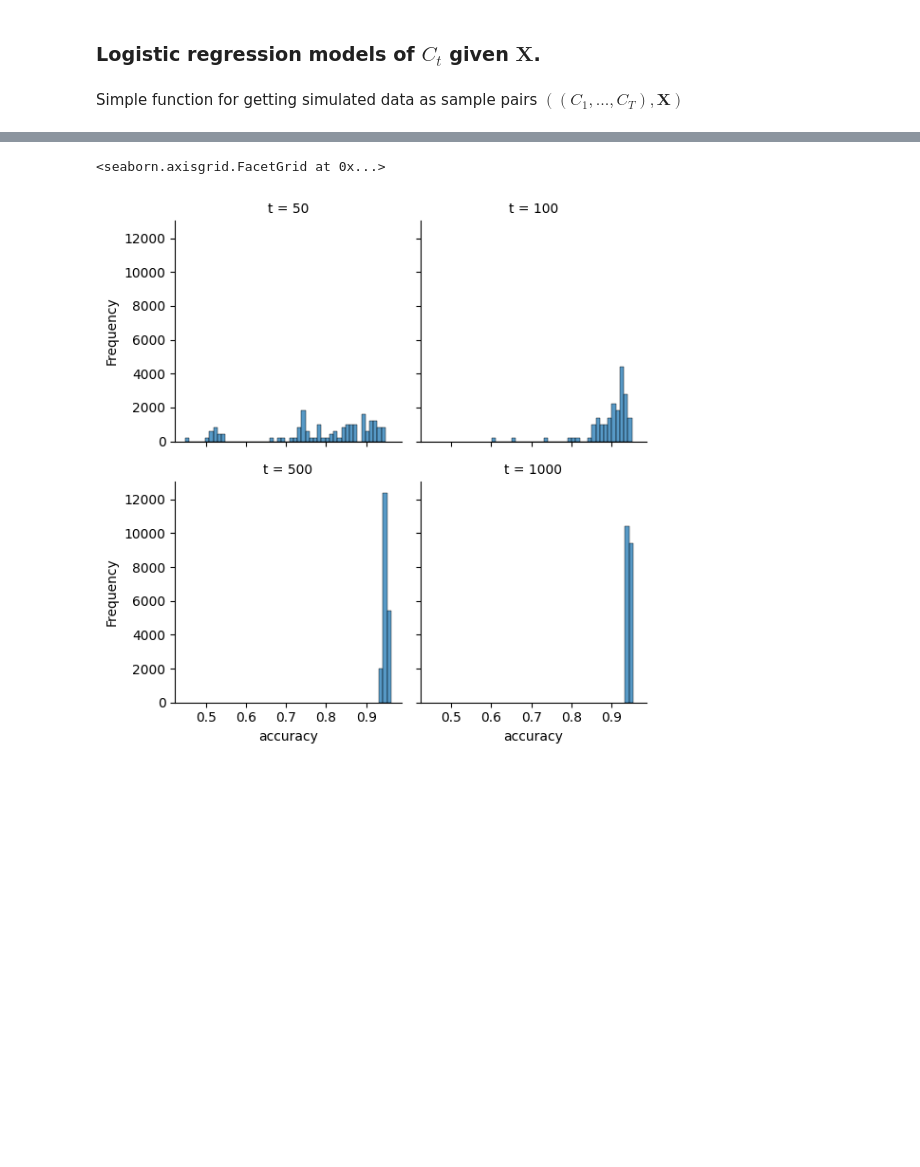
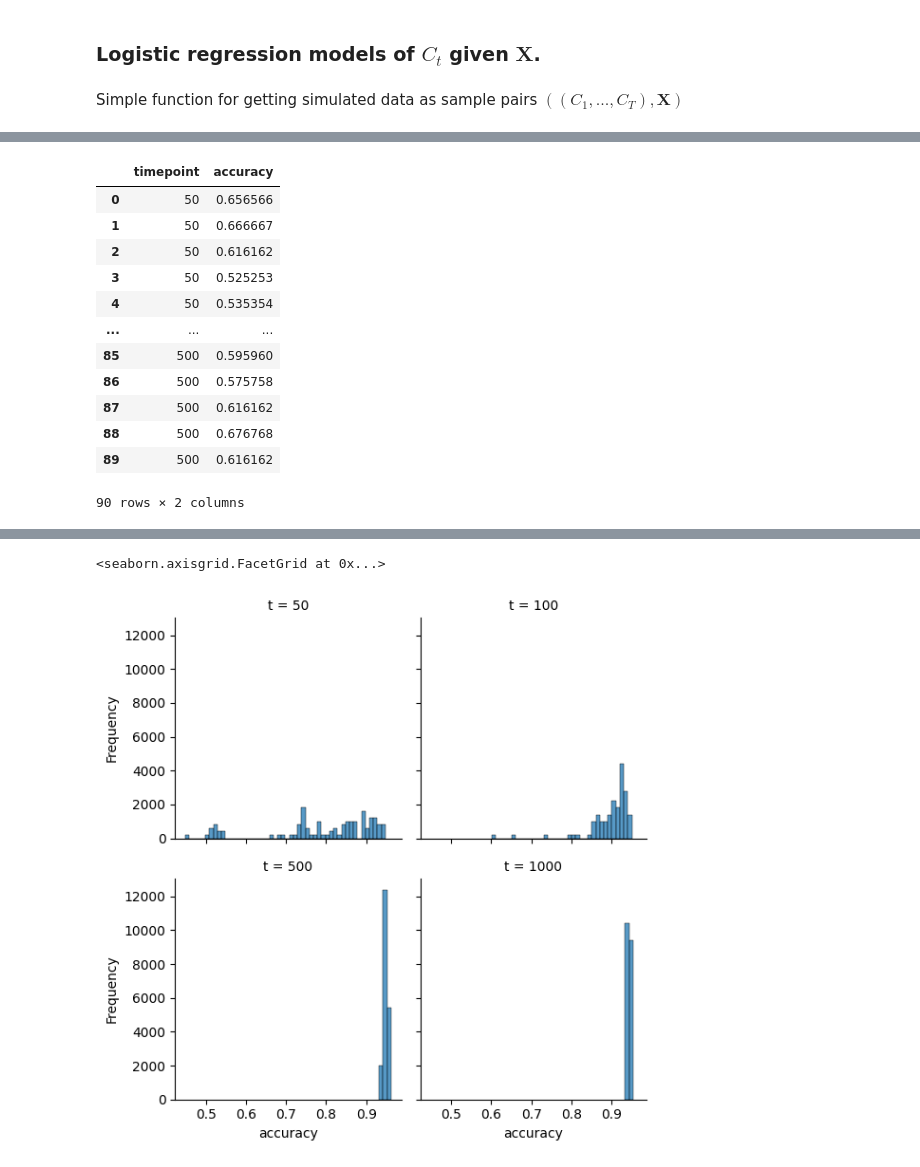
Before and after one commit to nilq/hmm, a Jupyter notebook: experiments/notebooks/logistic_regression.ipynb, the cells around one changed output, grey strips where cells are left out. Saved outputs shown, nothing was run; the diff lists cells and outputs as text; code cells hidden in the pictures; blank space fills up the shorter version.

```diff
--- a/experiments/notebooks/logistic_regression.ipynb
+++ b/experiments/notebooks/logistic_regression.ipynb
@@ -34,3 +14,41 @@ def evaluate_logistic_regression_model(
+# %%
+def evaluate_logistic_regression_model(
+    n: int,
+    t: int,
+    evaluation_T: int = 1000,
+    iterations: int = 10,
+    **kwargs
+) -> list[float]:
+    # Datas.
+    evaluation_c = []
+    evaluation_x = []
+    for _ in range(1, 250):
+        e_c, _, e_x = forward_simulation(n, t)
+        evaluation_c.append(e_c[23])
+        evaluation_x.append(e_x.flatten())
+
+    accuracies = []
+
+    with ThreadPoolExecutor() as executor:
+        futures = []
+        for _ in range(iterations):
+            futures.append(executor.submit(run_iteration, n, t, evaluation_x, evaluation_c, kwargs))
+        for future in futures:
+            accuracies.append(future.result())
+
+    return accuracies
+
+
+def run_iteration(n, t, evaluation_x, evaluation_c, kwargs):
+    c = []
+    x = []
+    for _ in range(1, 250):
+        e_c, _, e_x = forward_simulation(n, t)
+        c.append(e_c[23])
+        x.append(e_x.flatten())
+    # Fit log regression
+    clf = LogisticRegression(**kwargs, n_jobs=1).fit(x, c)
+    return clf.score(evaluation_x, evaluation_c)
 # %%
 %%capture
 
@@ -62 +80,21 @@ accuracies_for_ts
+# %%
+df = pd.DataFrame(accuracies_for_ts).T
+# Add column names to the DataFrame
+df.columns = timepoints
+df = df.melt(var_name='timepoint', value_name='accuracy')
+df
+# %% [output]
+|  | timepoint | accuracy |
+| 0 | 50 | 0.656566 |
+| 1 | 50 | 0.666667 |
+| 2 | 50 | 0.616162 |
+| 3 | 50 | 0.525253 |
+| 4 | 50 | 0.535354 |
+| ... | ... | ... |
+| 85 | 500 | 0.595960 |
+| 86 | 500 | 0.575758 |
+| 87 | 500 | 0.616162 |
+| 88 | 500 | 0.676768 |
+| 89 | 500 | 0.616162 |
+90 rows × 2 columns
 # %%
```
Also changed, not shown: parts of 4 cells of this notebook.
